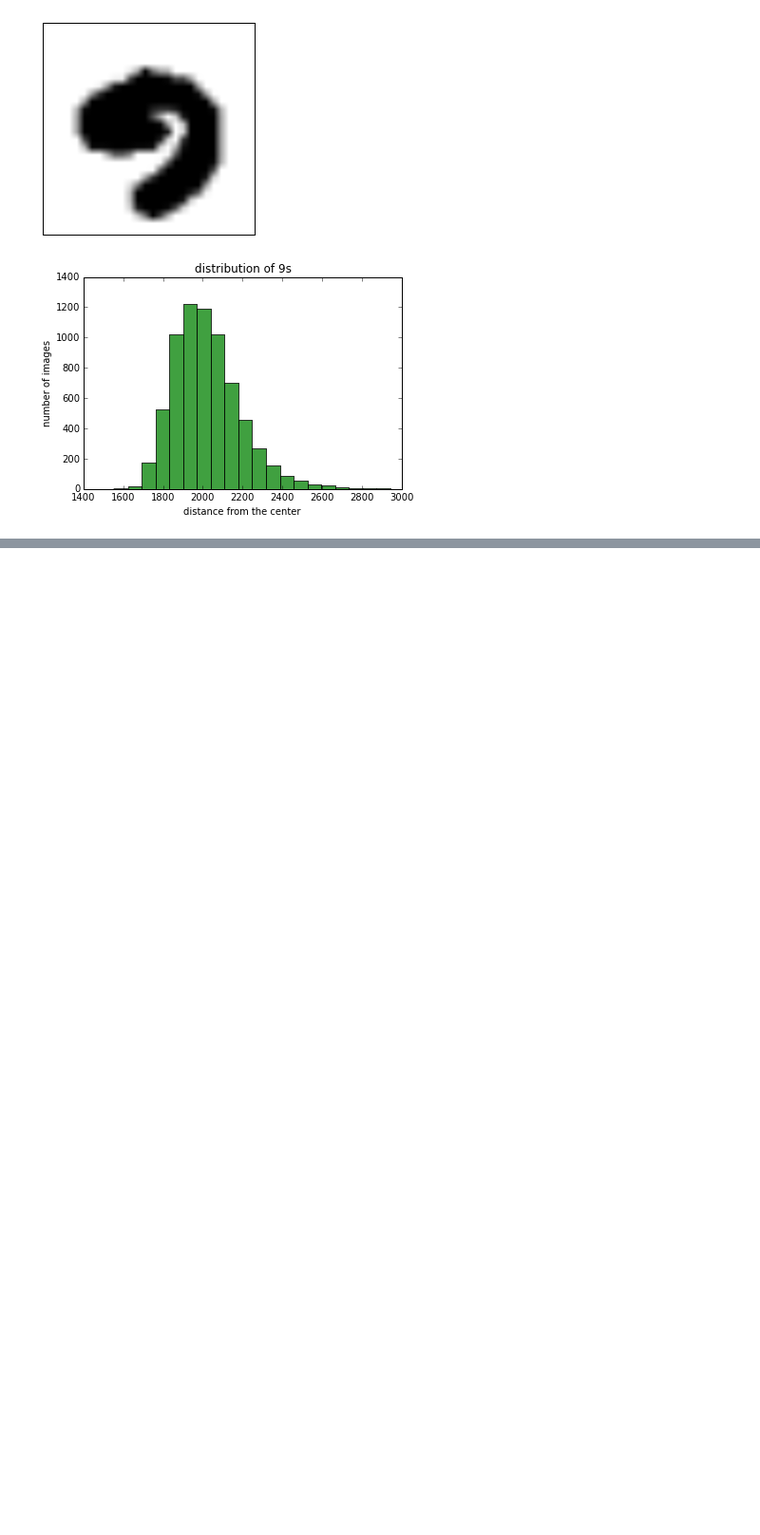
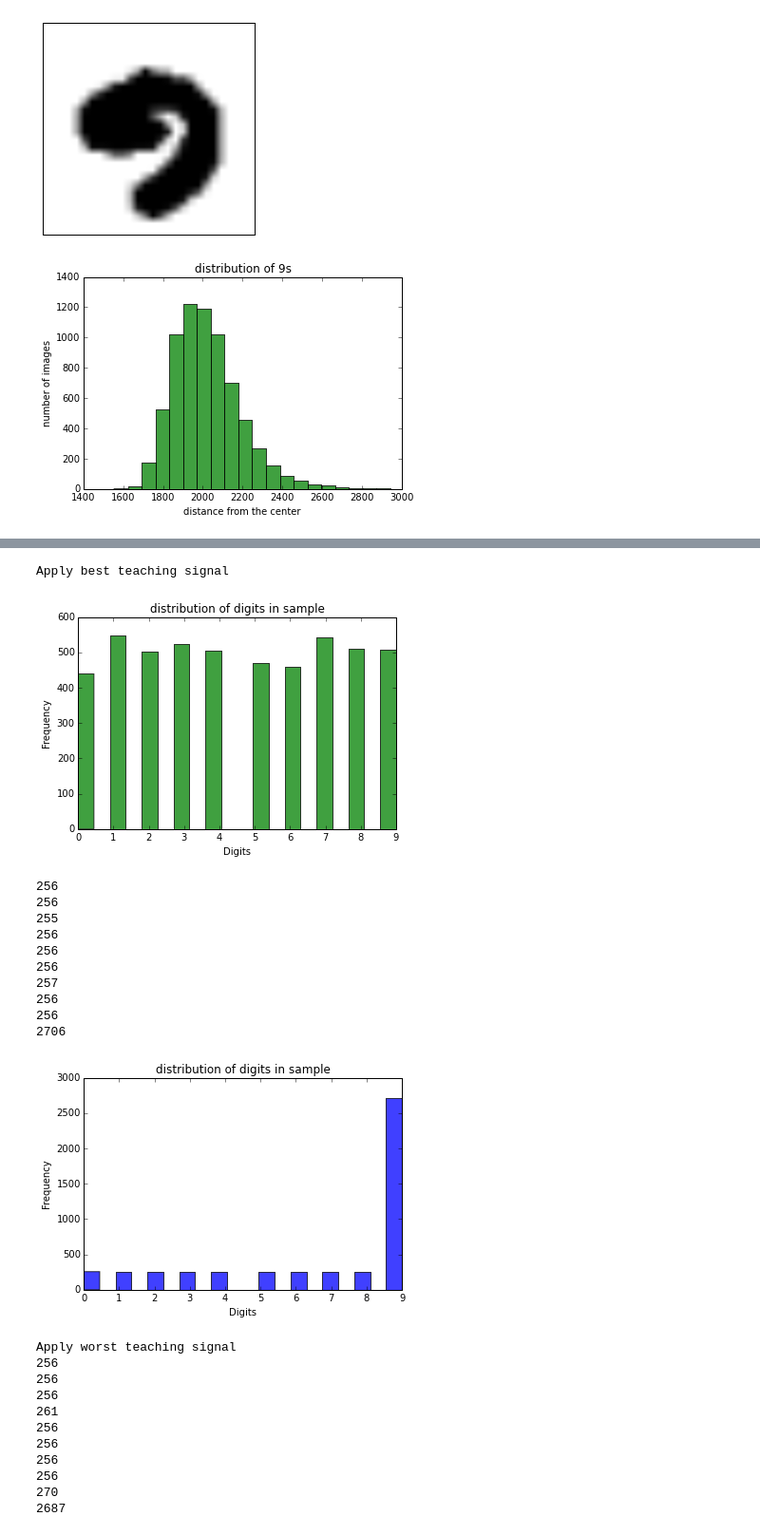
Before and after one commit to RuiqingQiu/K-Mean, a Jupyter notebook: mnist.ipynb, the cells around one changed output, grey strips where cells are left out. Shown: that part at 95% size. Cells and saved outputs as stored; diff of their text form; code cells hidden in the pictures; blank space fills up the shorter version.

```diff
--- a/mnist.ipynb
+++ b/mnist.ipynb
@@ -556,6 +579,8 @@ plt.ylabel("number of images")
 plt.title("distribution of 8s")
 n, bins, patches = plt.hist(results,20, normed = 0, facecolor="green", alpha=0.75)
 plt.show()
+min_images.append(images8[minIndex])
+max_images.append(images8[maxIndex])
 # %% [output]
 [figure]
 [figure]
@@ -586,6 +611,8 @@ plt.ylabel("number of images")
 plt.title("distribution of 9s")
 n, bins, patches = plt.hist(results,20, normed = 0, facecolor="green", alpha=0.75)
 plt.show()
+min_images.append(images9[minIndex])
+max_images.append(images9[maxIndex])
 # %% [output]
 [figure]
 [figure]
@@ -593,0 +824,65 @@ plt.show()
+# %%
+pair = pairs[:5000]
+# Apply some typical examples
+print "Apply best teaching signal"
+lst = []
+for i in range(0, 10):
+    lst.append([max_images[i], i])
+pair = lst + pair
+X = [i[0] for i in pair]
+Y = [i[1] for i in pair]
+plt.xlabel("Digits")
+plt.ylabel("Frequency")
+plt.title("distribution of digits in sample")
+n, bins, patches = plt.hist(Y ,20, normed = 0, facecolor="green", alpha=0.75)
+plt.show()
+res, idx = sequential_kmean(X, 10)
+for i in range(0, 10):
+    print idx.tolist().count(i)
+plt.xlabel("Digits")
+plt.ylabel("Frequency")
+plt.title("distribution of digits in sample")
+n, bins, patches = plt.hist(idx ,20, normed = 0, facecolor="blue", alpha=0.75)
+plt.show()
+
+pair = pairs[:5000]
+print "Apply worst teaching signal"
+lst = []
+for i in range(0, 10):
+    lst.append([min_images[i], i])
+pair = lst + pair
+X = [i[0] for i in pair]
+Y = [i[1] for i in pair]
+res, idx = sequential_kmean(X, 10)
+for i in range(0, 10):
+    print idx.tolist().count(i)
+plt.xlabel("Digits")
+plt.ylabel("Frequency")
+plt.title("distribution of digits in sample")
+n, bins, patches = plt.hist(idx ,20, normed = 0, facecolor="blue", alpha=0.75)
+plt.show()
+# %% [output]
+Apply best teaching signal
+[figure, added]
+256
+256
+255
+256
+256
+256
+257
+256
+256
+2706
+[figure, added]
+Apply worst teaching signal
+256
+256
+256
+261
+256
+256
+256
+256
+270
+2687
```
Also changed, not shown: parts of 19 cells of this notebook.
